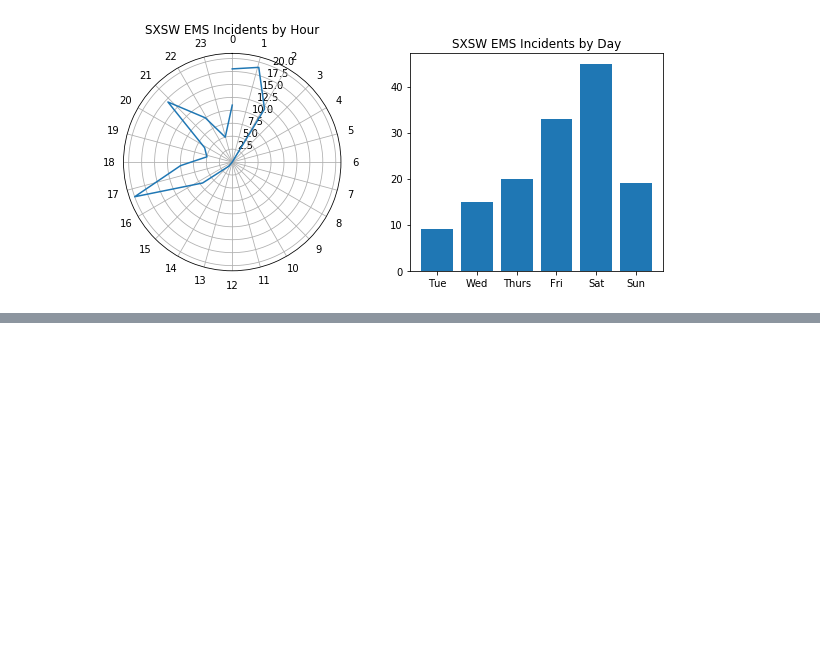
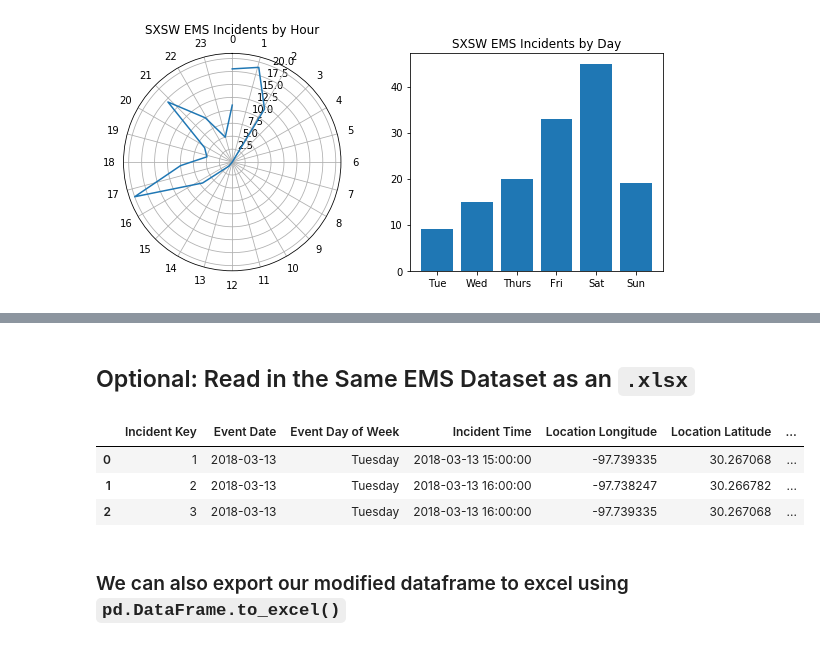
Before and after one commit to ggodreau/sxsw2019, a Jupyter notebook: pd_demo.ipynb, the cells around one changed output, grey strips where cells are left out. Drawn from its saved outputs; the diff is of its cells as text; code cells hidden in the pictures; blank space fills up the shorter version.

```diff
--- a/pd_demo.ipynb
+++ b/pd_demo.ipynb
@@ -195,0 +216,13 @@ s0 = pd.read_excel(wb, engine='xlrd', sheet_name=0)
+# %% [markdown]
+<a id='excel'><a>
+## Optional: Read in the Same EMS Dataset as an `.xlsx`
+# %%
+emsx = pd.read_excel('./ems.xlsx')
+emsx.head(3)
+# %% [output]
+|  | Incident Key | Event Date | Event Day of Week | Incident Time | Location Longitude | Location Latitude | ... |
+| 0 | 1 | 2018-03-13 | Tuesday | 2018-03-13 15:00:00 | -97.739335 | 30.267068 | ... |
+| 1 | 2 | 2018-03-13 | Tuesday | 2018-03-13 16:00:00 | -97.738247 | 30.266782 | ... |
+| 2 | 3 | 2018-03-13 | Tuesday | 2018-03-13 16:00:00 | -97.739335 | 30.267068 | ... |
+# %% [markdown]
+### We can also export our modified dataframe to excel using `pd.DataFrame.to_excel()`
```
Also changed, not shown: parts of 20 cells of this notebook.
